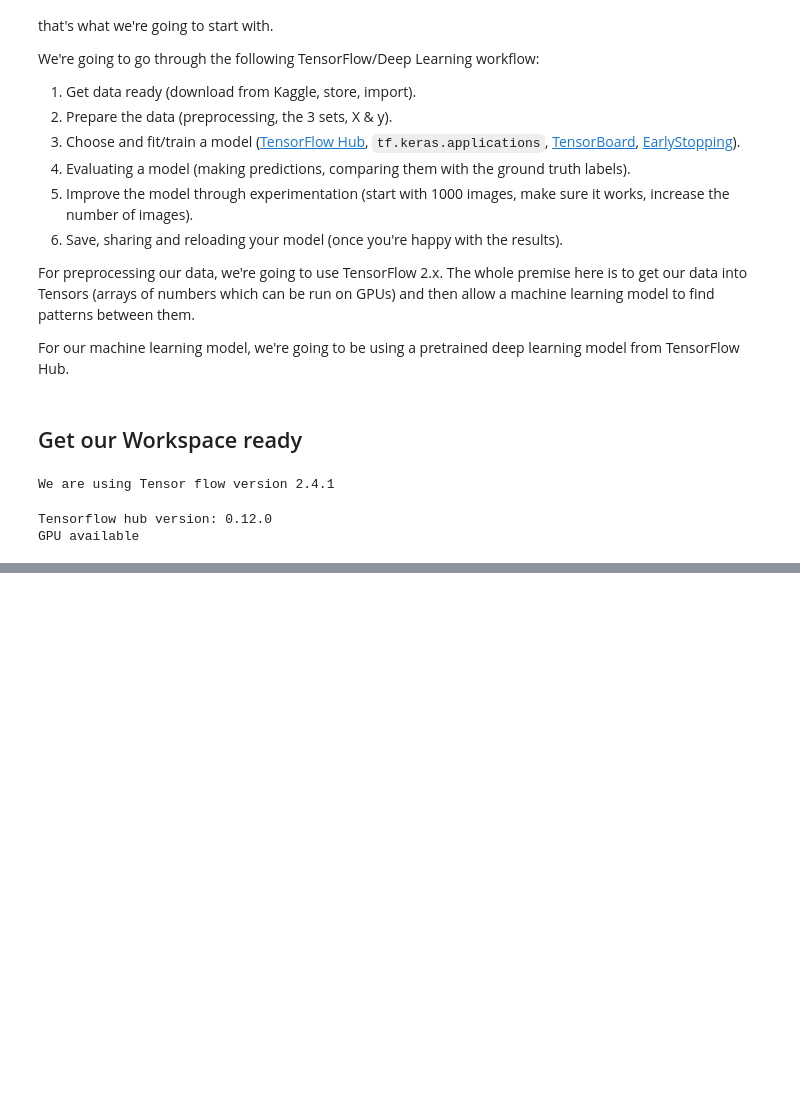
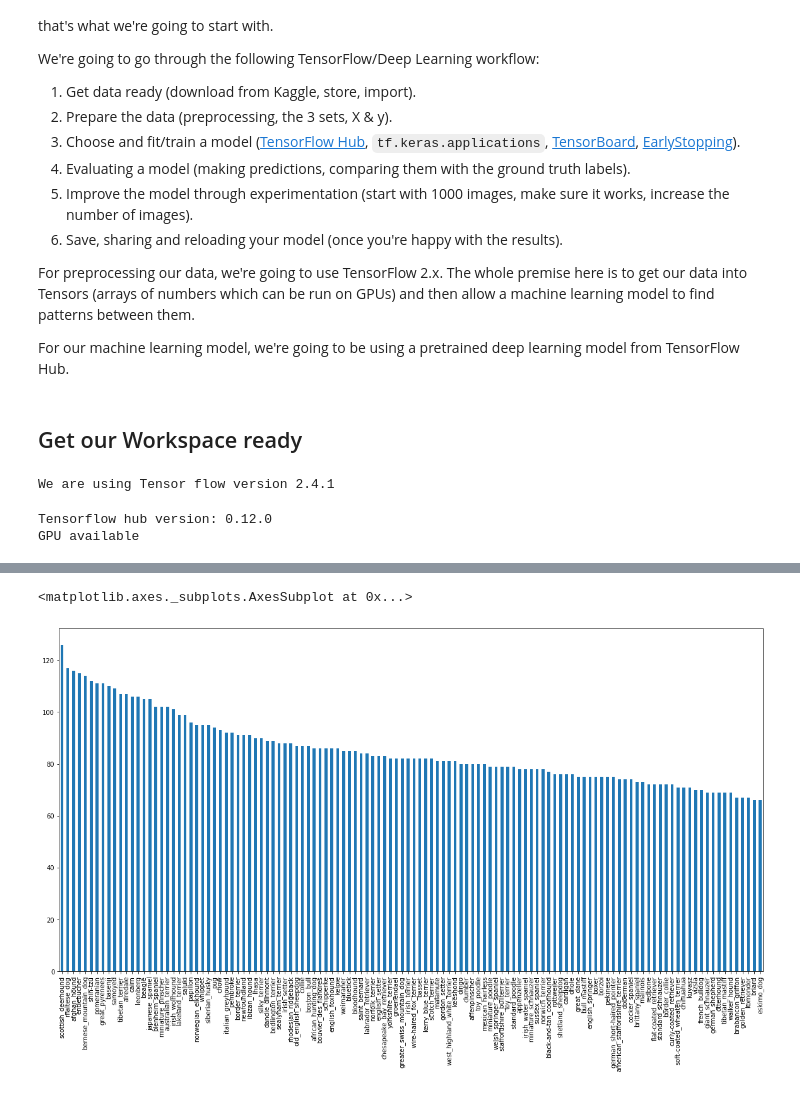
Before and after one commit to aryatomarAI/Machine-learning-and-data-science, a Jupyter notebook: Deep-Learning-plus-Project/Dog_vision.ipynb, the cells around one changed output, grey strips where cells are left out. Drawn from its saved outputs; the diff is of its cells as text; code cells hidden in the pictures; blank space fills up the shorter version.

```diff
--- a/Deep-Learning-plus-Project/Dog_vision.ipynb
+++ b/Deep-Learning-plus-Project/Dog_vision.ipynb
@@ -55,0 +61,5 @@ GPU available
+# %%
+# Let's check our labels first
+import pandas as pd
+
+im_labels=pd.read_csv("drive/MyDrive/Dog Vision/labels.csv")
@@ -55,0 +88,6 @@ GPU available
+# %%
+# How many images are there of each breed
+im_labels["breed"].value_counts().plot(kind='bar',figsize=(20,10))
+# %% [output]
+<matplotlib.axes._subplots.AxesSubplot at 0x...>
+[figure, added]
```
Also changed, not shown: parts of 19 cells of this notebook.
